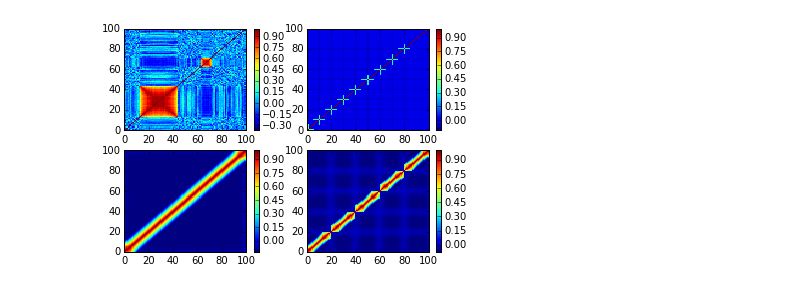
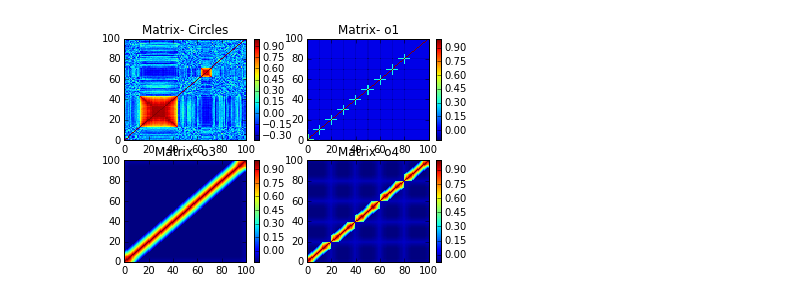
Before and after one commit to jfriend08/IndependentStudy, a Jupyter notebook: baseline/workbookII.ipynb, the cells around one changed output. Cells and saved outputs as stored; diff of their text form; code cells hidden in the pictures.

```diff
--- a/baseline/workbookII.ipynb
+++ b/baseline/workbookII.ipynb
@@ -17,25 +17,29 @@ o3 = sMatr.getOffDiagMatrixIII(3,5)
 # %%
 # plotting the correlation matrix
 plt.subplot(2, 2, 1)
 R = np.corrcoef(img)
 plt.pcolor(R)
 plt.colorbar()
+plt.title('Matrix- Circles')
 
 plt.subplot(2, 2, 2)
 R = np.corrcoef(o1)
 plt.pcolor(R)
 plt.colorbar()
+plt.title('Matrix- o1')
 
 plt.subplot(2, 2, 3)
 R = np.corrcoef(o2)
 plt.pcolor(R)
 plt.colorbar()
+plt.title('Matrix- o3')
 
 plt.subplot(2, 2, 4)
 R = np.corrcoef(o3)
 plt.pcolor(R)
 plt.colorbar()
+plt.title('Matrix- o4')
 
 plt.show()
 # %% [output]
-[figure, old version]
+[figure, new version]
```
Also changed, not shown: parts of 1 cell of this notebook.
